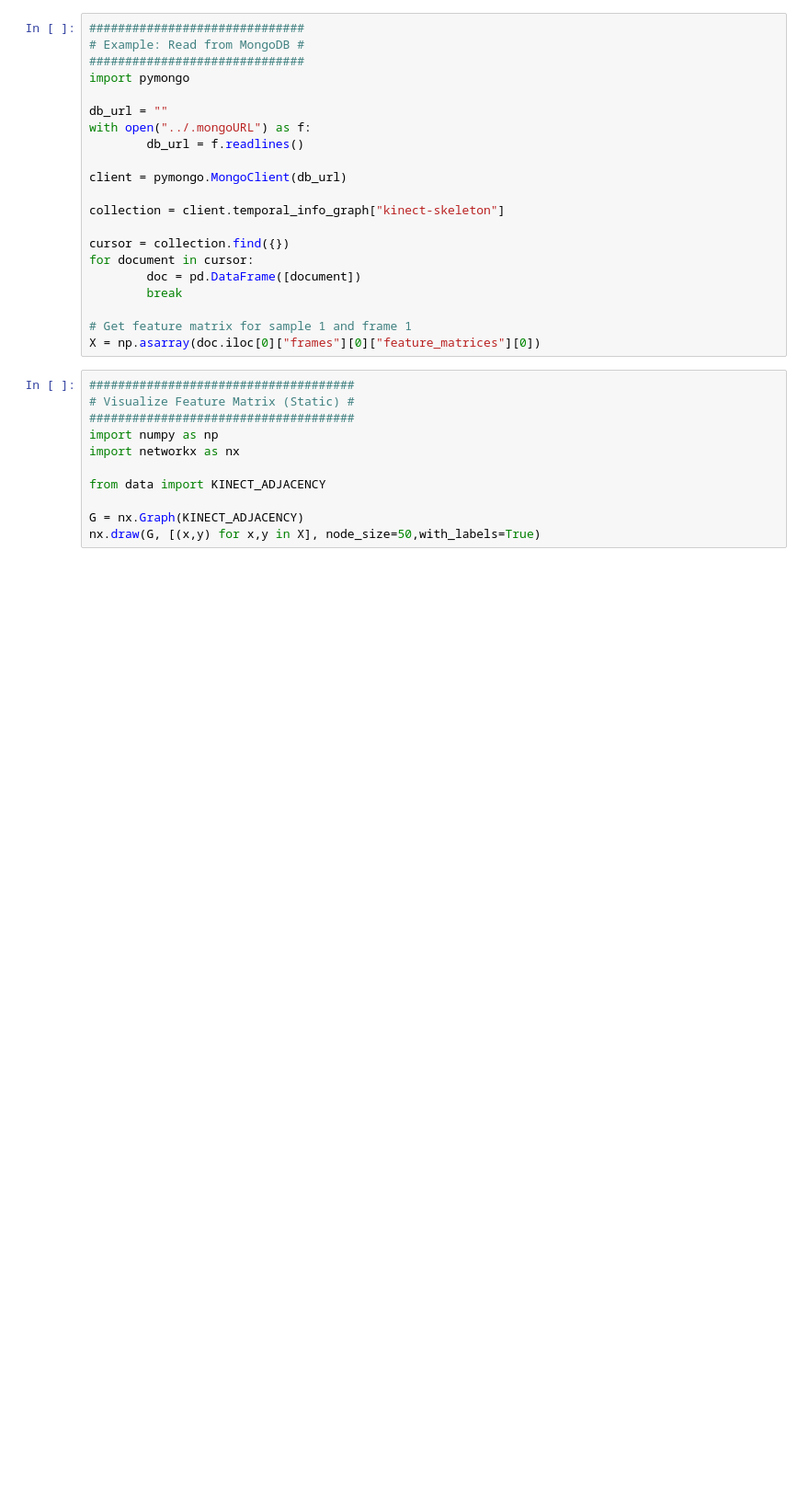
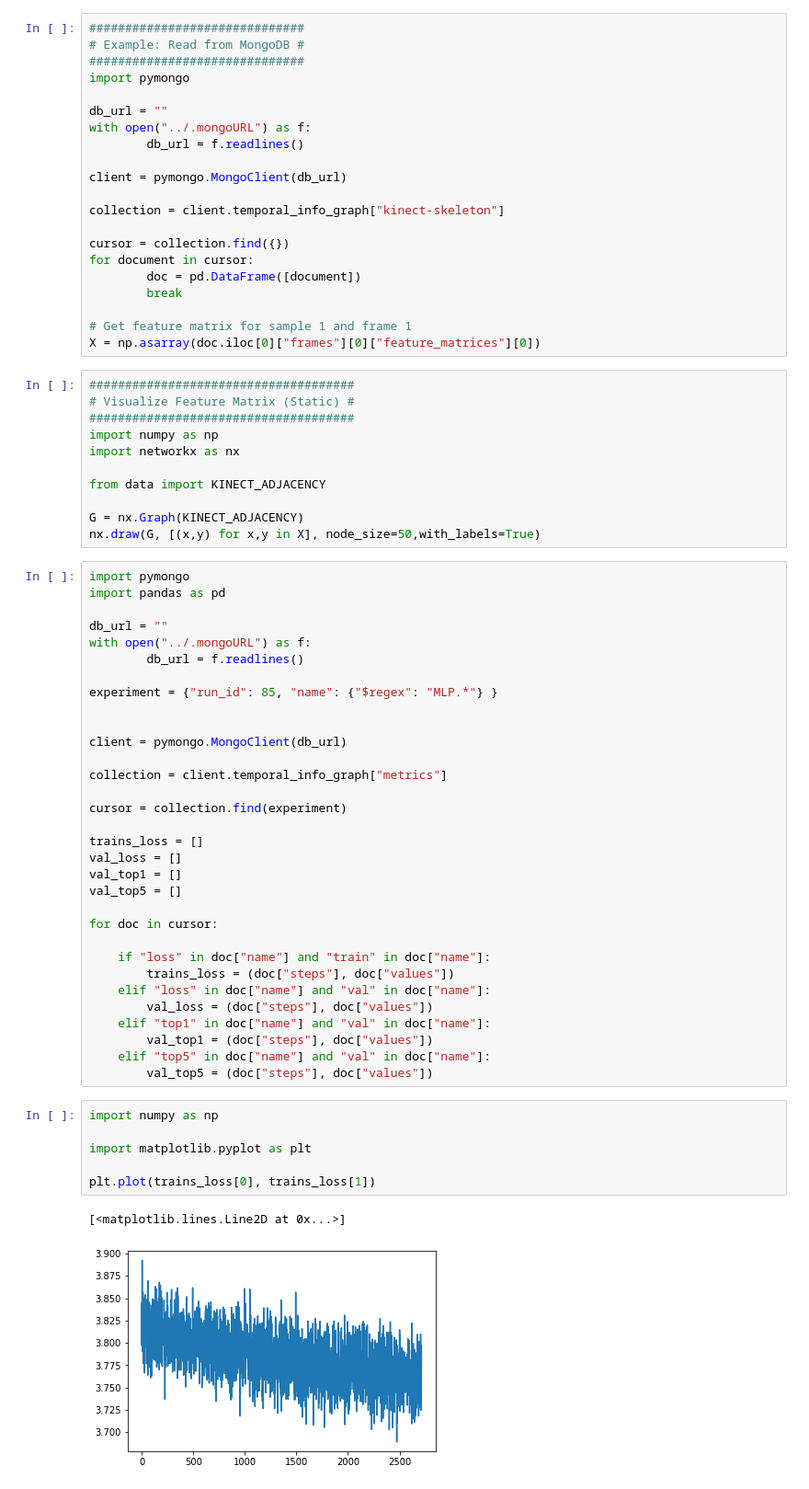
Before and after one commit to j-huthmacher/Temporal-Info-Graph, a Jupyter notebook: notebooks/tig-getting-started.ipynb, the cells around one changed output. Shown: that part at 92% size. Cells and saved outputs as stored; diff of their text form; blank space fills up the shorter version.

Commit message:
Adapt tracking of metrics

```diff
--- a/notebooks/tig-getting-started.ipynb
+++ b/notebooks/tig-getting-started.ipynb
@@ -215,3 +536,44 @@ from data import KINECT_ADJACENCY
 
 G = nx.Graph(KINECT_ADJACENCY)
 nx.draw(G, [(x,y) for x,y in X], node_size=50,with_labels=True)
+# %%
+import pymongo
+import pandas as pd
+
+db_url = ""
+with open("../.mongoURL") as f:
+        db_url = f.readlines()
+
+experiment = {"run_id": 85, "name": {"$regex": "MLP.*"} }
+
+
+client = pymongo.MongoClient(db_url)
+
+collection = client.temporal_info_graph["metrics"]
+
+cursor = collection.find(experiment)
+
+trains_loss = []
+val_loss = []
+val_top1 = []
+val_top5 = []
+
+for doc in cursor:
+
+    if "loss" in doc["name"] and "train" in doc["name"]:
+        trains_loss = (doc["steps"], doc["values"])
+    elif "loss" in doc["name"] and "val" in doc["name"]:
+        val_loss = (doc["steps"], doc["values"])
+    elif "top1" in doc["name"] and "val" in doc["name"]:
+        val_top1 = (doc["steps"], doc["values"])
+    elif "top5" in doc["name"] and "val" in doc["name"]:
+        val_top5 = (doc["steps"], doc["values"])
+# %%
+import numpy as np
+
+import matplotlib.pyplot as plt
+
+plt.plot(trains_loss[0], trains_loss[1])
+# %% [output]
+[<matplotlib.lines.Line2D at 0x...>]
+[figure, added]
```
Also changed, not shown: parts of 22 cells of this notebook, 3 other files.
